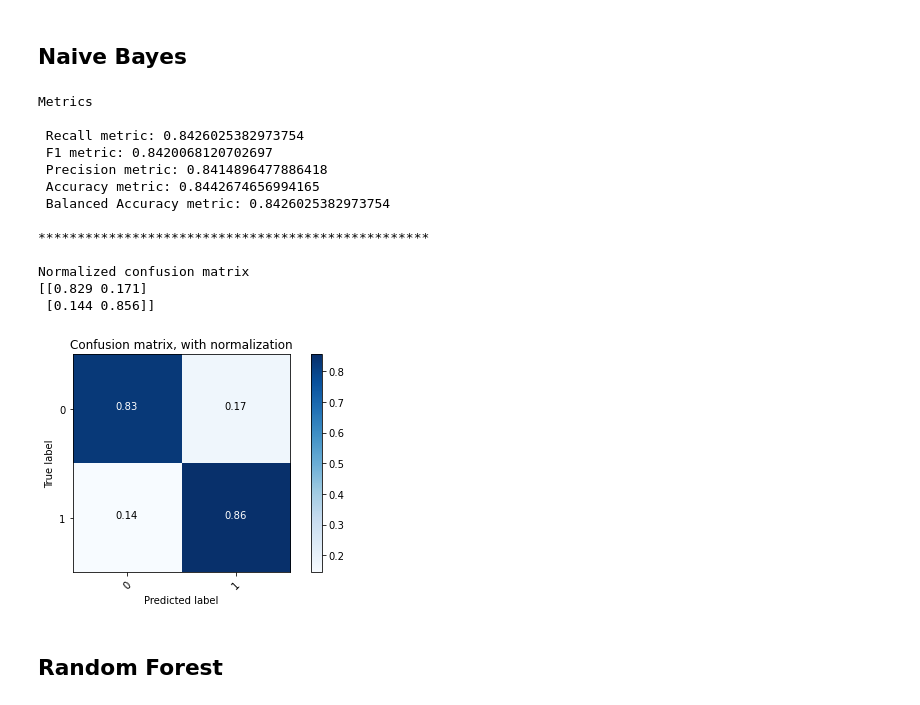
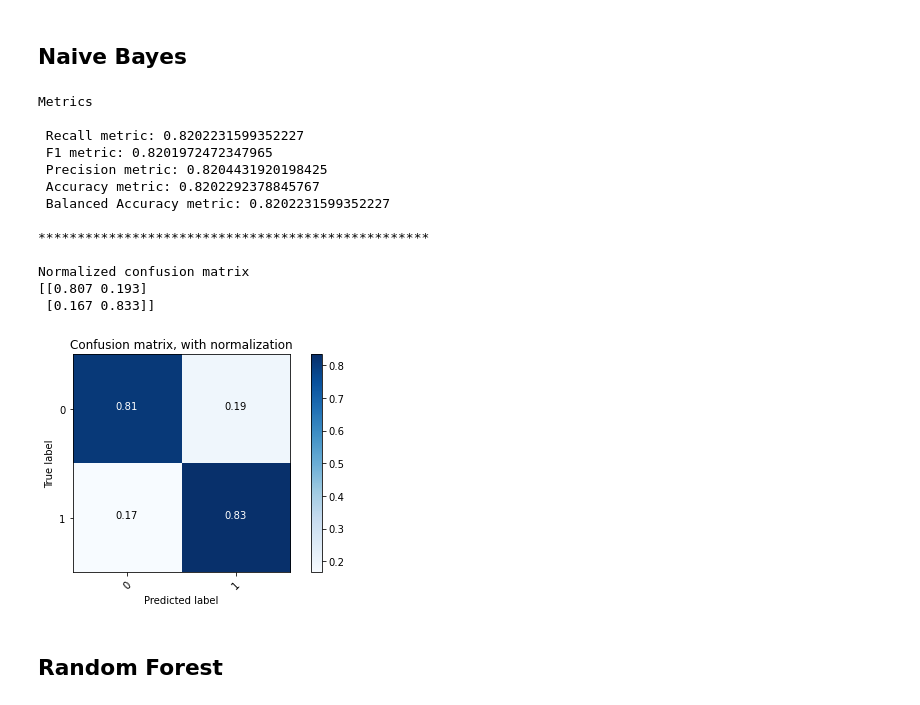
Before and after one commit to ialmalis/ML_in_Finance, a Jupyter notebook: Positive-Negative/General_Market_News/Naive_Bayes_Random_Forest_Gen.ipynb, the cells around one changed output. Cells and saved outputs as stored; diff of their text form; code cells hidden in the pictures.

```diff
--- a/Positive-Negative/General_Market_News/Naive_Bayes_Random_Forest_Gen.ipynb
+++ b/Positive-Negative/General_Market_News/Naive_Bayes_Random_Forest_Gen.ipynb
@@ -141,46 +54,73 @@ X_train,y_train = ros.fit_resample(X_train, y_train)
+# %%
+tfidf_vectorizer = TfidfVectorizer(max_df=0.9,min_df=5)
+#tfidf_vectorizer = TfidfVectorizer(decode_error='replace', encoding='utf-8')
+
+X_train = pd.read_csv("Train_General.csv")
+
+X_train_2 =X_train.sample(n = 2000)
+
+
+x_train = X_train['Article']
+y_train = X_train['Target']
+x_train2 = X_train_2['Article']
+y_train2 = X_train_2['Target']
+#***************************************************************************
+X_test  = pd.read_csv("Test_General.csv")
+x_test  = X_test['Article']
+y_test  = X_test['Target']
+#**********************************************************************************
+
+x_train  = tfidf_vectorizer.fit_transform(x_train.values.astype('U'))
+x_test   = tfidf_vectorizer.transform(x_test.values.astype('U'))
+
+x_train2  = tfidf_vectorizer.transform(x_train2.values.astype('U'))
+
+x_train = pd.DataFrame(x_train.todense())
+x_test  = pd.DataFrame(x_test.todense())
+x_train2 = pd.DataFrame(x_train2.todense())
 # %% [markdown]
 ## Naive Bayes
 # %%
 alpha = 0.2 # This is the smoothing parameter for Laplace/Lidstone smoothing
 model = naive_bayes.MultinomialNB(alpha=alpha)
 
-model.fit(X_train,y_train)
-y_predicted = model.predict(X_test)
+model.fit(x_train,y_train)
+y_predicted = model.predict(x_test)
 
 print("\nMetrics\n")
 recall = metrics.recall_score(y_test,y_predicted,average='macro')
 precision = metrics.precision_score(y_test,y_predicted,average='macro')
 f1 = metrics.f1_score(y_test,y_predicted,average='macro')
 Accur=metrics.accuracy_score(y_test,y_predicted)
 B_Accur=metrics.balanced_accuracy_score(y_test,y_predicted)
 
 print(' Recall metric:',recall)
 print(' F1 metric:',f1)
 print(' Precision metric:',precision)
 print(' Accuracy metric:',Accur)
 print(' Balanced Accuracy metric:',B_Accur,"\n")
 print("**************************************************\n")
 
 cnf_matrix = confusion_matrix(y_test, y_predicted,labels=[0, 1])
 np.set_printoptions(precision=3)
 
 plt.figure()
 plot_confusion_matrix(cnf_matrix, classes=[0, 1],
                   title='Confusion matrix, with normalization')
 # %% [output]
 Metrics
 
- Recall metric: 0.8426025382973754
- F1 metric: 0.8420068120702697
- Precision metric: 0.8414896477886418
- Accuracy metric: 0.8442674656994165
- Balanced Accuracy metric: 0.8426025382973754
+ Recall metric: 0.8202231599352227
+ F1 metric: 0.8201972472347965
+ Precision metric: 0.8204431920198425
+ Accuracy metric: 0.8202292378845767
+ Balanced Accuracy metric: 0.8202231599352227
 
 **************************************************
 
 Normalized confusion matrix
-[[0.829 0.171]
- [0.144 0.856]]
+[[0.807 0.193]
+ [0.167 0.833]]
-[figure, old version]
+[figure, new version]
 # %% [markdown]
 ## Random Forest
```
Also changed, not shown: parts of 8 cells of this notebook, 1 other file.
